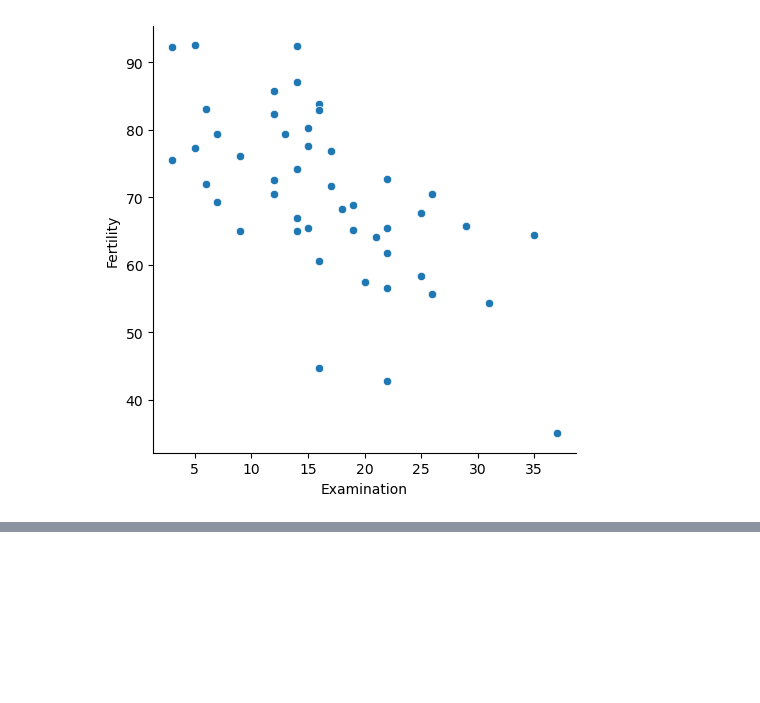
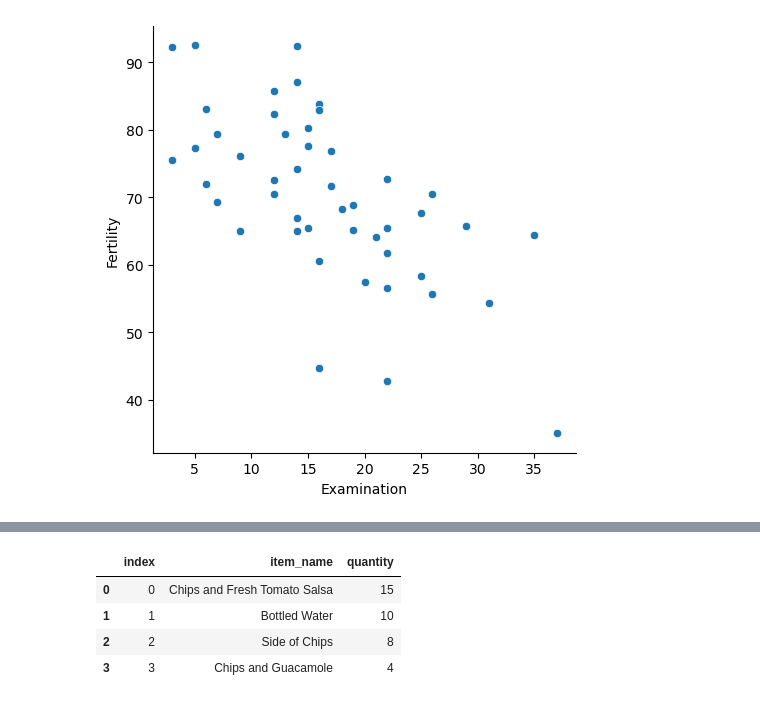
Before and after one commit to Andy-Jensen/numpy-pandas-visualization-exercises, a Jupyter notebook: Seaborn_exercises.ipynb, the cells around one changed output, grey strips where cells are left out. Drawn from its saved outputs; the diff is of its cells as text; code cells hidden in the pictures; blank space fills up the shorter version.

```diff
--- a/Seaborn_exercises.ipynb
+++ b/Seaborn_exercises.ipynb
@@ -189,0 +281,9 @@ sns.relplot(y='Fertility', x='Examination', data=swiss)
+# %%
+popdf = popdf.reset_index()
+popdf
+# %% [output]
+|  | index | item_name | quantity |
+| 0 | 0 | Chips and Fresh Tomato Salsa | 15 |
+| 1 | 1 | Bottled Water | 10 |
+| 2 | 2 | Side of Chips | 8 |
+| 3 | 3 | Chips and Guacamole | 4 |
```
Also changed, not shown: parts of 15 cells of this notebook.
